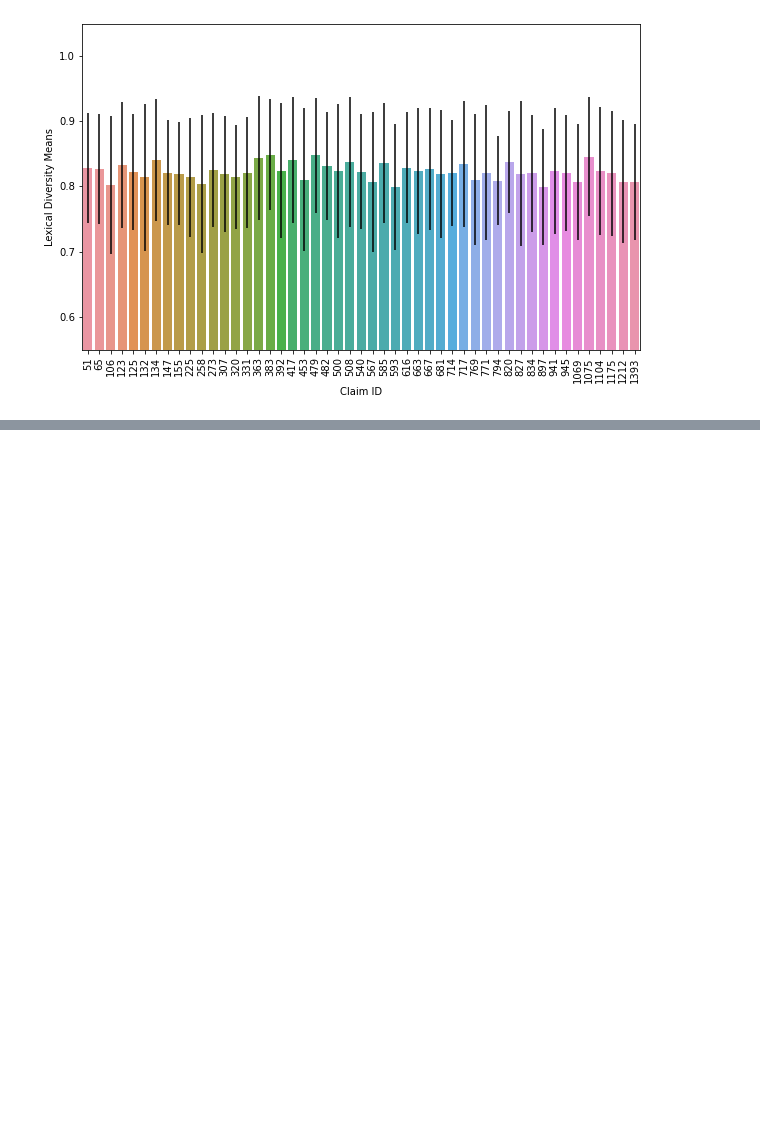
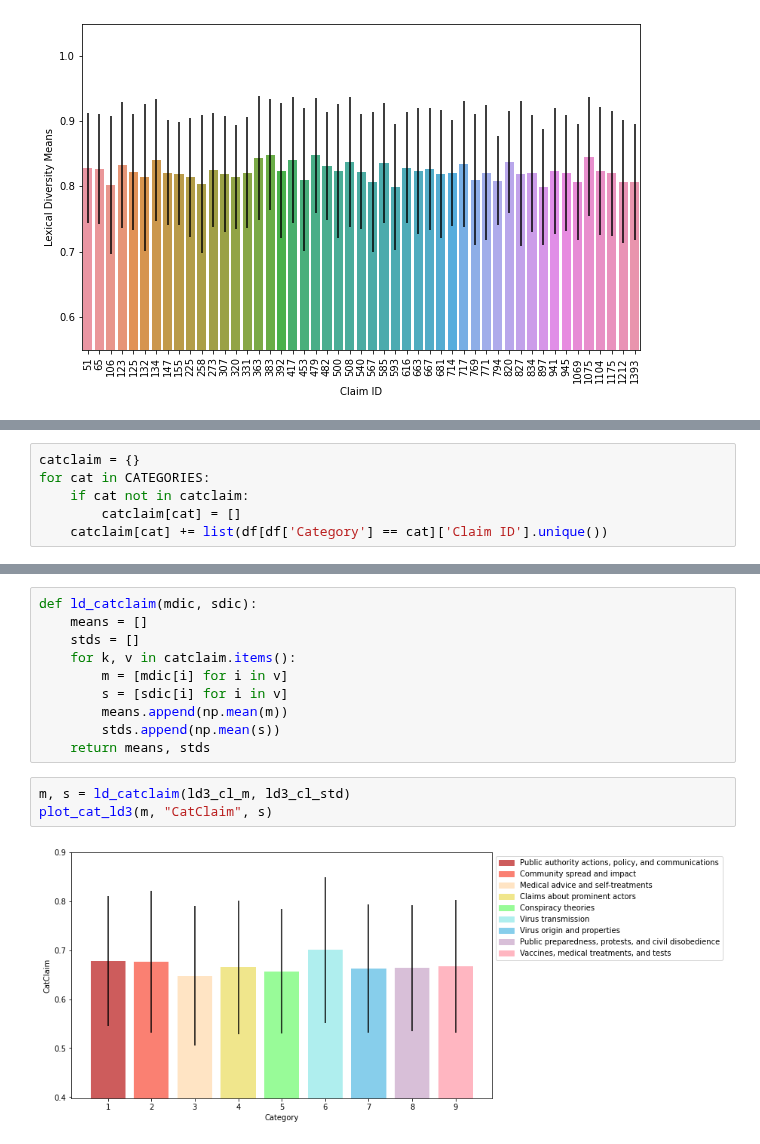
Before and after one commit to harvey-cash/covid-rumours, a Jupyter notebook: Language Analysis.ipynb, the cells around one changed output, grey strips where cells are left out. Cells and saved outputs as stored; diff of their text form; blank space fills up the shorter version.

Commit message:
Cat Claims

```diff
--- a/Language Analysis.ipynb
+++ b/Language Analysis.ipynb
@@ -526,0 +547,6 @@ plot_cat_ld([ldiv_cat_m[CATEGORIES[i-1]] for i in cat_idx], "Lexical Diversity M
+# %%
+catclaim = {}
+for cat in CATEGORIES:
+    if cat not in catclaim:
+        catclaim[cat] = []
+    catclaim[cat] += list(df[df['Category'] == cat]['Claim ID'].unique())
@@ -526,0 +571,15 @@ plot_cat_ld([ldiv_cat_m[CATEGORIES[i-1]] for i in cat_idx], "Lexical Diversity M
+# %%
+def ld_catclaim(mdic, sdic):
+    means = []
+    stds = []
+    for k, v in catclaim.items():
+        m = [mdic[i] for i in v]
+        s = [sdic[i] for i in v]
+        means.append(np.mean(m))
+        stds.append(np.mean(s))
+    return means, stds
+# %%
+m, s = ld_catclaim(ld3_cl_m, ld3_cl_std)
+plot_cat_ld3(m, "CatClaim", s)
+# %% [output]
+[figure, added]
```
Also changed, not shown: parts of 6 cells of this notebook.
